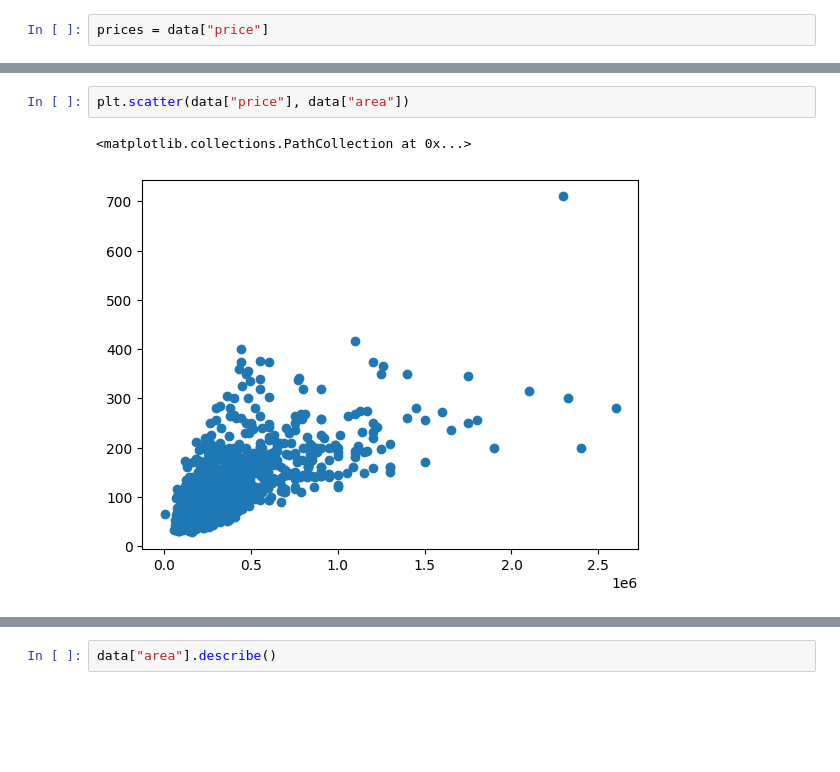
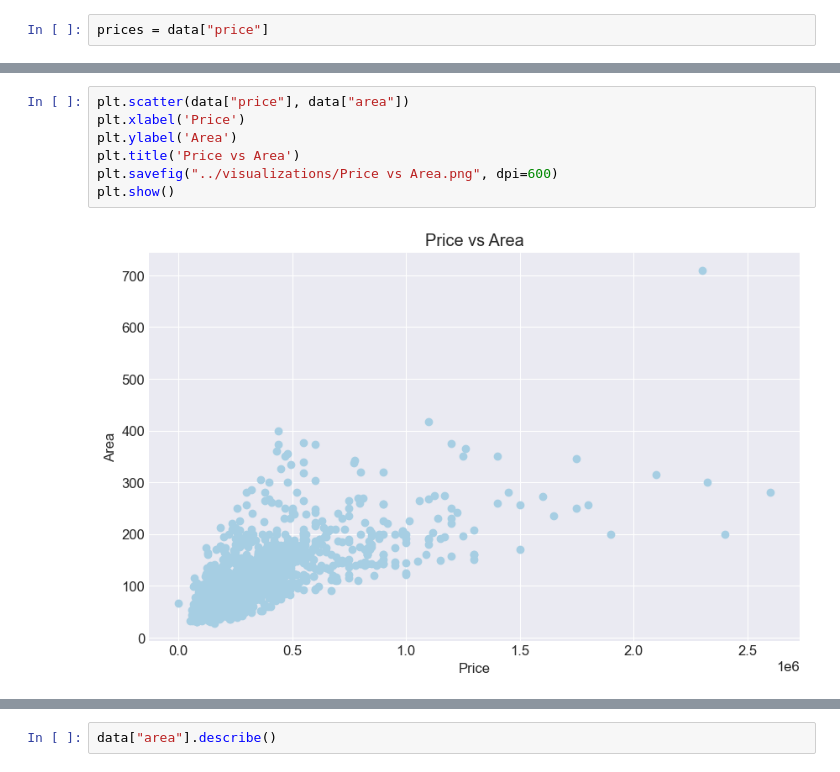
Before and after one commit to PetrosTepoyan/capstone, a Jupyter notebook: FINAL_NOTEBOOKS/VisualizationsV1.ipynb, the cells around one changed output, grey strips where cells are left out. Saved outputs shown, nothing was run; the diff lists cells and outputs as text; blank space fills up the shorter version.

```diff
--- a/FINAL_NOTEBOOKS/VisualizationsV1.ipynb
+++ b/FINAL_NOTEBOOKS/VisualizationsV1.ipynb
@@ -31,8 +37,12 @@ plt.show()
 # %%
 plt.scatter(data["price"], data["area"])
+plt.xlabel('Price')
+plt.ylabel('Area')
+plt.title('Price vs Area')
+plt.savefig("../visualizations/Price vs Area.png", dpi=600)
+plt.show()
 # %% [output]
-<matplotlib.collections.PathCollection at 0x...>
-[figure, old version]
+[figure, new version]
 # %%
 import matplotlib.pyplot as plt
 
```
Also changed, not shown: parts of 12 cells of this notebook, 17 other files.
